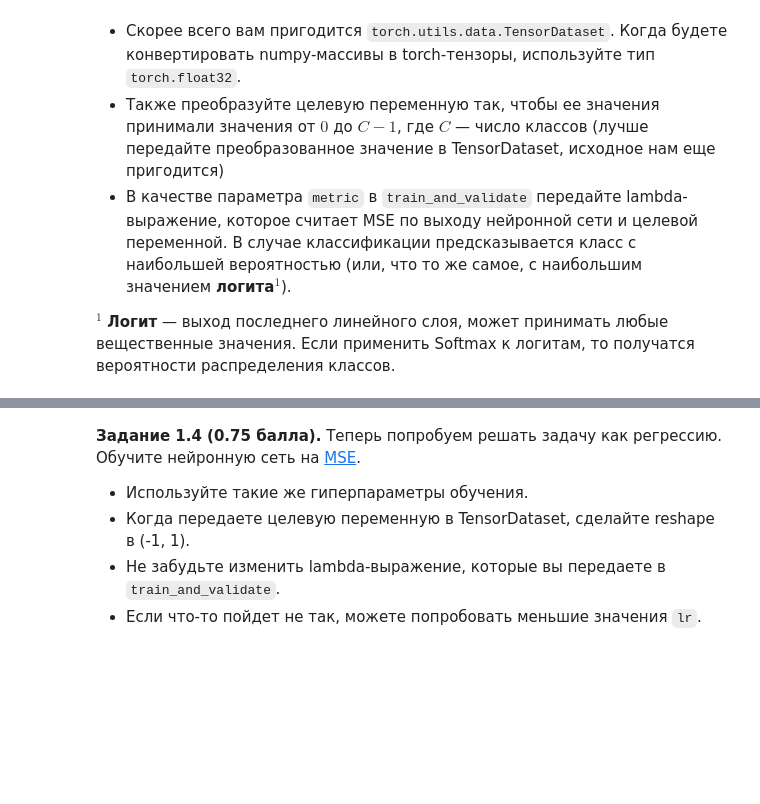
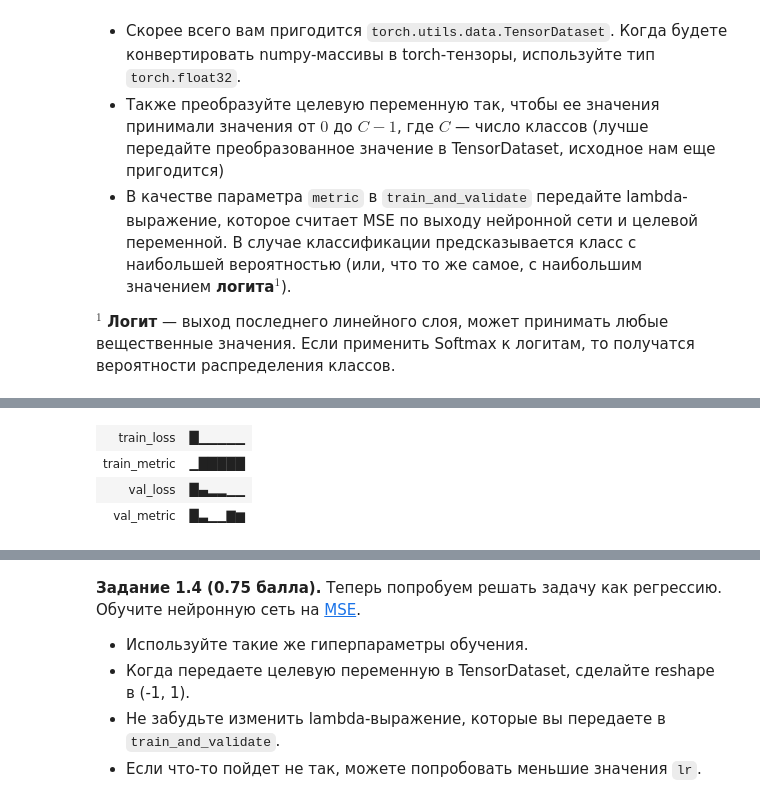
Before and after one commit to psaw/hse-ai24-dl, a Jupyter notebook: homeworks/HW1/HW1_Light.ipynb, the cells around one changed output, grey strips where cells are left out. Drawn from its saved outputs; the diff is of its cells as text; code cells hidden in the pictures; blank space fills up the shorter version.

```diff
--- a/homeworks/HW1/HW1_Light.ipynb
+++ b/homeworks/HW1/HW1_Light.ipynb
@@ -79,3 +118,21 @@ X_train.shape, X_test.shape
 **Задание 0 (0 баллов, но при невыполнении максимальная оценка за всю работу &mdash; 0 баллов).** Мы будем использовать MSE как метрику качества. Прежде чем обучать нейронные сети, нам нужно проверить несколько простых бейзлайнов, чтобы было с чем сравнить более сложные алгоритмы. Для этого бучите `Ridge` регрессию из `sklearn`. Кроме того, посчитайте качество при наилучшем константном прогнозе (также пропишите текстом, какая константа будет лучшей для MSE).
 # %%
 # YOUR CODE HERE (－.－)...zzzZZZzzzZZZ
+
+# 1. Обучаем модель
+ridge_model = Ridge(alpha=1.0)  # default
+ridge_model.fit(X_train, y_train)
+
+y_pred_ridge = ridge_model.predict(X_test)
+mse_ridge = mean_squared_error(y_test, y_pred_ridge)
+print(f"Ridge Regression MSE: {mse_ridge:.2f}")
+
+# 2. Константная модель
+# Для MSE, лучший константный прогноз - это среднее таргета, т.к.
+# среднее минимизирует сумму квадратов отклонений
+best_constant = y_train.mean()
+y_pred_constant = np.full_like(y_test, best_constant)
+mse_constant = mean_squared_error(y_test, y_pred_constant)
+
+print(f"Best Constant Prediction MSE: {mse_constant:.2f}")
+print(f"Best Constant Value: {best_constant:.2f}")
@@ -230,3 +319,62 @@ def train_and_validate(
 $^1$ **Логит** &mdash; выход последнего линейного слоя, может принимать любые вещественные значения. Если применить Softmax к логитам, то получатся вероятности распределения классов.
 # %%
 # YOUR CODE HERE (－.－)...zzzZZZzzzZZZ
+
+
+# Конвертируем в PyTorch tensors
+X_train_tensor = torch.tensor(X_train, dtype=torch.float32)
+X_val_tensor = torch.tensor(X_val, dtype=torch.float32)
+
+# Годы у нас 1922-2011, поэтому просто вычтем 1992 и получим 0-89
+y_train_tensor = torch.tensor(y_train - 1922, dtype=torch.long)  # Long для CrossEntropyLoss
+y_val_tensor = torch.tensor(y_val - 1922, dtype=torch.long)
+
+# Создадим TensorDatasets
+train_dataset = TensorDataset(X_train_tensor, y_train_tensor)
+val_dataset = TensorDataset(X_val_tensor, y_val_tensor)
+
+# Зададим сеть
+input_size = X_train.shape[1]  # Число признаков (90)
+hidden_size = 128
+num_classes = 90
+model_1_2 = nn.Sequential(
+    nn.Linear(input_size, hidden_size), nn.ReLU(), nn.Linear(hidden_size, num_classes)
+)
+
+lr = 1e-2
+batch_size = 64
+num_epochs = 6
+
+# инициализируем проект
+wandb.init(project="dl-hw1", name="classification-1.2",
+           config={
+            "batch_size": batch_size,
+            "hidden_size": hidden_size,
+            "learning_rate": lr,
+            "dataset": "scaled target",
+            "optimizer": "SGD",
+            "loss": "CrossEntropyLoss",
+            "metric": "MSE",
+            "num_epochs": num_epochs,
+},)
+# сохраняем параметры сетки в wandb + просим следить за градиентами сетки
+wandb.watch(model_1_2, log="all", log_freq=10)
+wandb.config.update(model_1_2.state_dict())
+
+# Запускаем модель
+train_mse, val_mse = train_and_validate(
+    model=model_1_2,
+    optimizer=torch.optim.SGD(model_1_2.parameters(), lr=lr),
+    criterion=nn.CrossEntropyLoss(),
+    metric=lambda y_pred, y_true: (torch.max(y_pred, dim=1)[1].float() - y_true.float()).pow(2).mean(),
+    train_loader=DataLoader(train_dataset, batch_size=batch_size, shuffle=True),
+    val_loader=DataLoader(val_dataset, batch_size=batch_size),
+    num_epochs=num_epochs,
+    verbose=True,
+    wandb=wandb
+)
+print(f"Final training MSE: {train_mse:.2f}")
+print(f"Final validation MSE: {val_mse:.2f}")
+
+wandb.finish()
+# %% [output]
@@ -232,0 +392,4 @@ $^1$ **Логит** &mdash; выход последнего линейного
+| train_loss | █▁▁▁▁▁ |
+| train_metric | ▁█████ |
+| val_loss | █▄▂▂▁▁ |
+| val_metric | █▃▁▁▇▆ |
```
Also changed, not shown: parts of 24 cells of this notebook, 3 other files.
